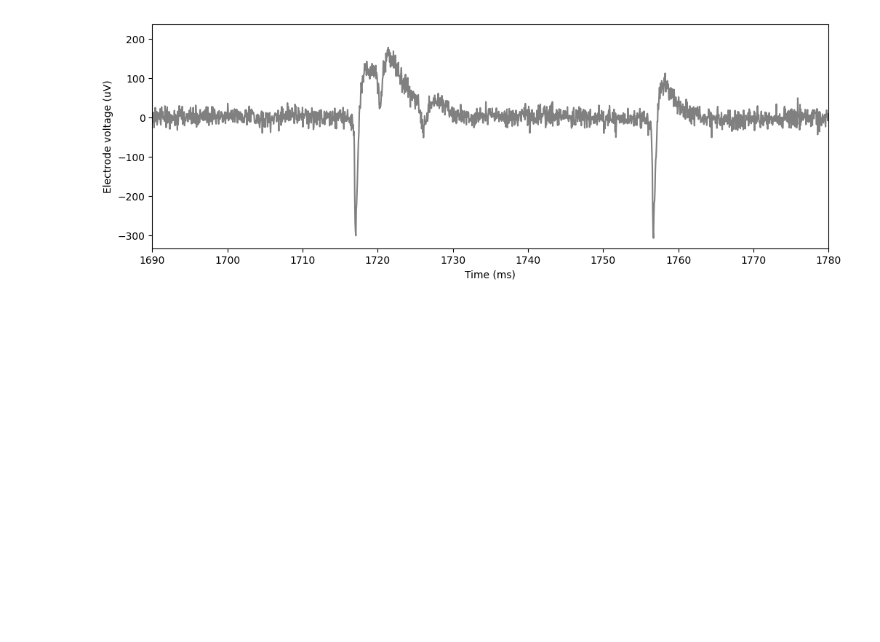
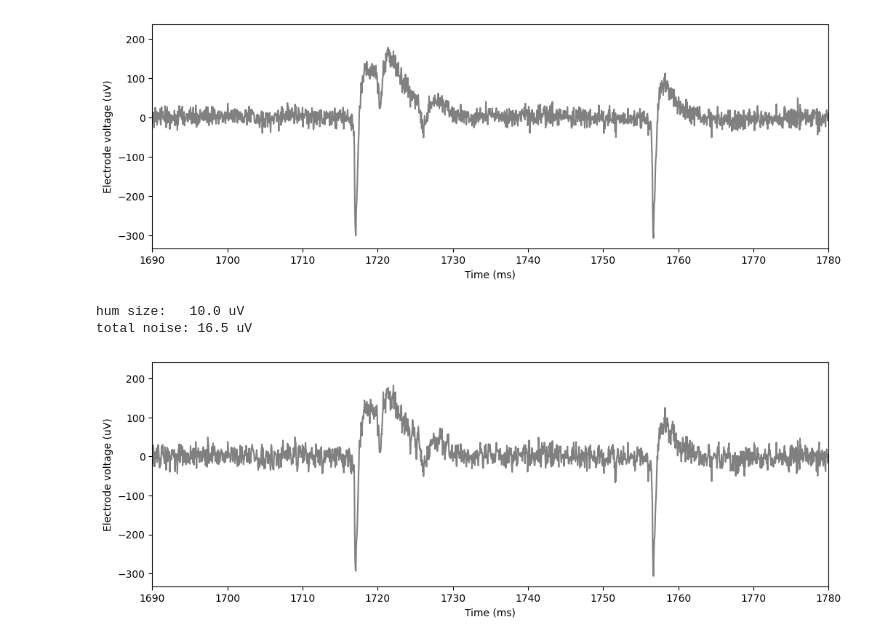
Before and after one commit to Parineeta98/Neural_Recording_Chain, a Jupyter notebook: notebooks/02_pyramidal_cell.ipynb, the cells around one changed output. Drawn from its saved outputs; the diff is of its cells as text; code cells hidden in the pictures; blank space fills up the shorter version.

Commit message:
Add background noise

```diff
--- a/notebooks/02_pyramidal_cell.ipynb
+++ b/notebooks/02_pyramidal_cell.ipynb
@@ -77,3 +77,21 @@ plt.show()
 # %% [output]
 noise size: 13.1 uV
 [figure]
+# %%
+from neural_recording_chain.noise import background_noise_uV
+
+hum = background_noise_uV(len(v_electrode_uV), dt_ms=0.05)
+recording_uV = v_electrode_uV + noise + hum
+print("hum size:  ", hum.std().round(1), "uV")
+print("total noise:", (noise + hum).std().round(1), "uV")
+
+fig, ax = plt.subplots(figsize=(12, 4))
+ax.plot(result["time_ms"], recording_uV, color="grey")
+ax.set_xlim(1690, 1780)
+ax.set_xlabel("Time (ms)")
+ax.set_ylabel("Electrode voltage (uV)")
+plt.show()
+# %% [output]
+hum size:   10.0 uV
+total noise: 16.5 uV
+[figure, added]
```
Also changed, not shown: 2 other files.
